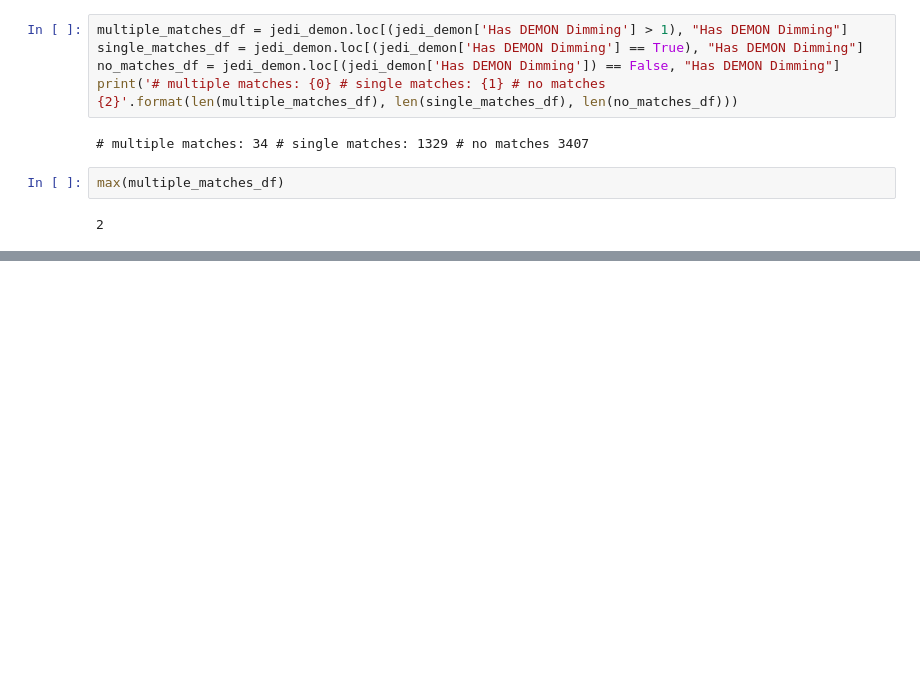
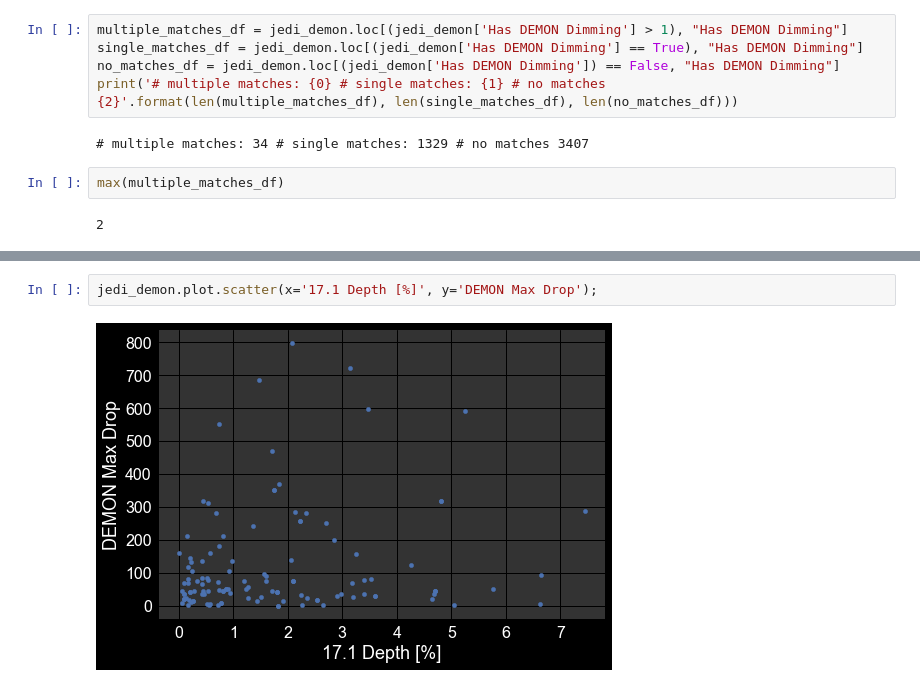
Before and after one commit to jmason86/James-s-EVE-Dimming-Index-JEDI, a Jupyter notebook: explore/explore_jedi_demon.ipynb, the cells around one changed output, grey strips where cells are left out. Cells and saved outputs as stored; diff of their text form; blank space fills up the shorter version.

```diff
--- a/explore/explore_jedi_demon.ipynb
+++ b/explore/explore_jedi_demon.ipynb
@@ -115,0 +126,4 @@ max(multiple_matches_df)
+# %%
+jedi_demon.plot.scatter(x='17.1 Depth [%]', y='DEMON Max Drop');
+# %% [output]
+[figure, added]
```
Also changed, not shown: parts of 6 cells of this notebook.
